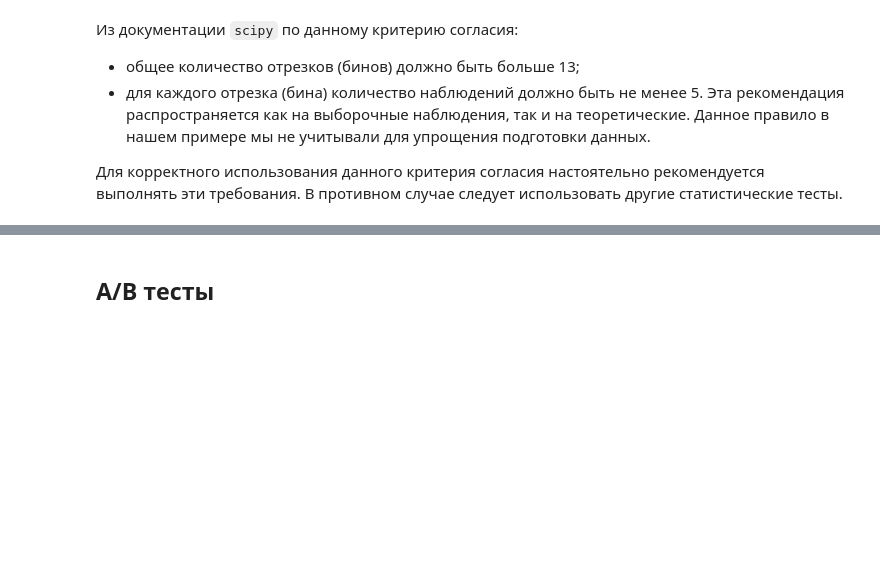
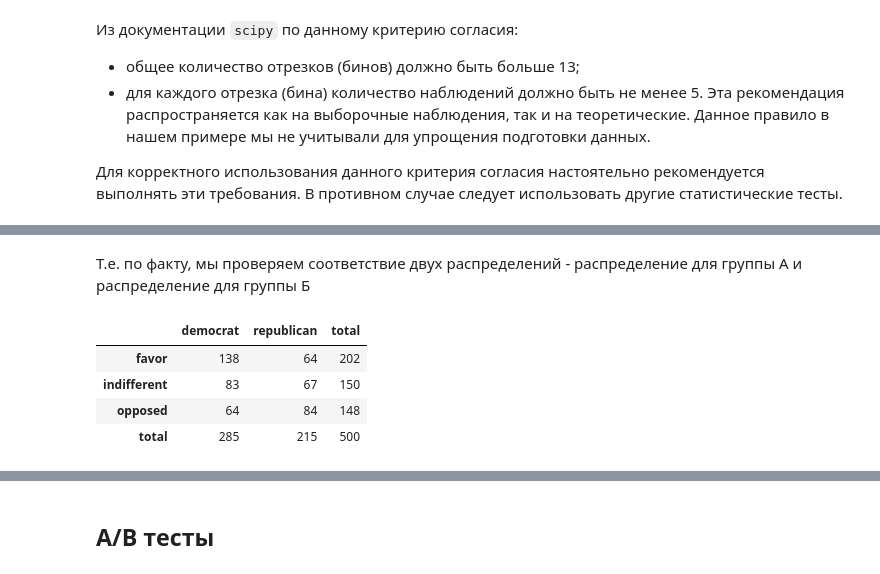
Before and after one commit to JosephFrancisTribbiani/ds, a Jupyter notebook: Statistic/stat_tests.ipynb, the cells around one changed output, grey strips where cells are left out. Drawn from its saved outputs; the diff is of its cells as text; code cells hidden in the pictures; blank space fills up the shorter version.

```diff
--- a/Statistic/stat_tests.ipynb
+++ b/Statistic/stat_tests.ipynb
@@ -250,0 +270,17 @@ Power_divergenceResult(statistic=1152.416, pvalue=2.7076716744821987e-236)
+# %% [markdown]
+Т.е. по факту, мы проверяем соответствие двух распределений - распределение для группы А и распределение для группы Б
+# %%
+with open("./data/political_affiliation.txt", "r", encoding="utf-16") as f:
+    columns = f.readline().split()
+    data = [list(map(int, line.split())) for line in f.readlines()]
+df = pd.DataFrame(data=data, columns=columns, index=["democrat", "republican"]).T
+df["total"] = df.sum(axis=1)
+df.loc["total", :] = df.sum(axis=0)
+df = df.astype("int")
+display(df)
+# %% [output]
+|  | democrat | republican | total |
+| favor | 138 | 64 | 202 |
+| indifferent | 83 | 67 | 150 |
+| opposed | 64 | 84 | 148 |
+| total | 285 | 215 | 500 |
```
Also changed, not shown: parts of 19 cells of this notebook, 1 other file.
